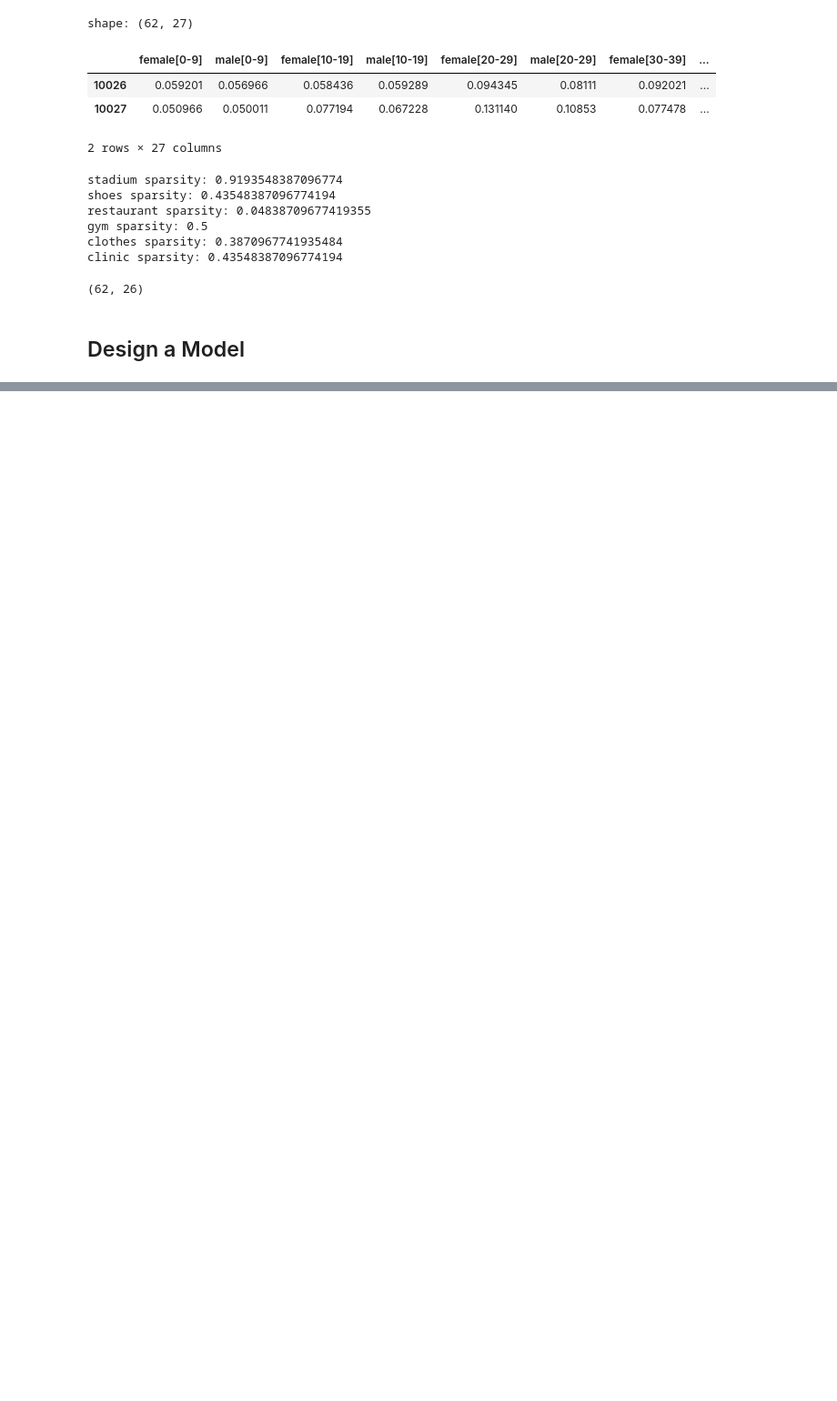
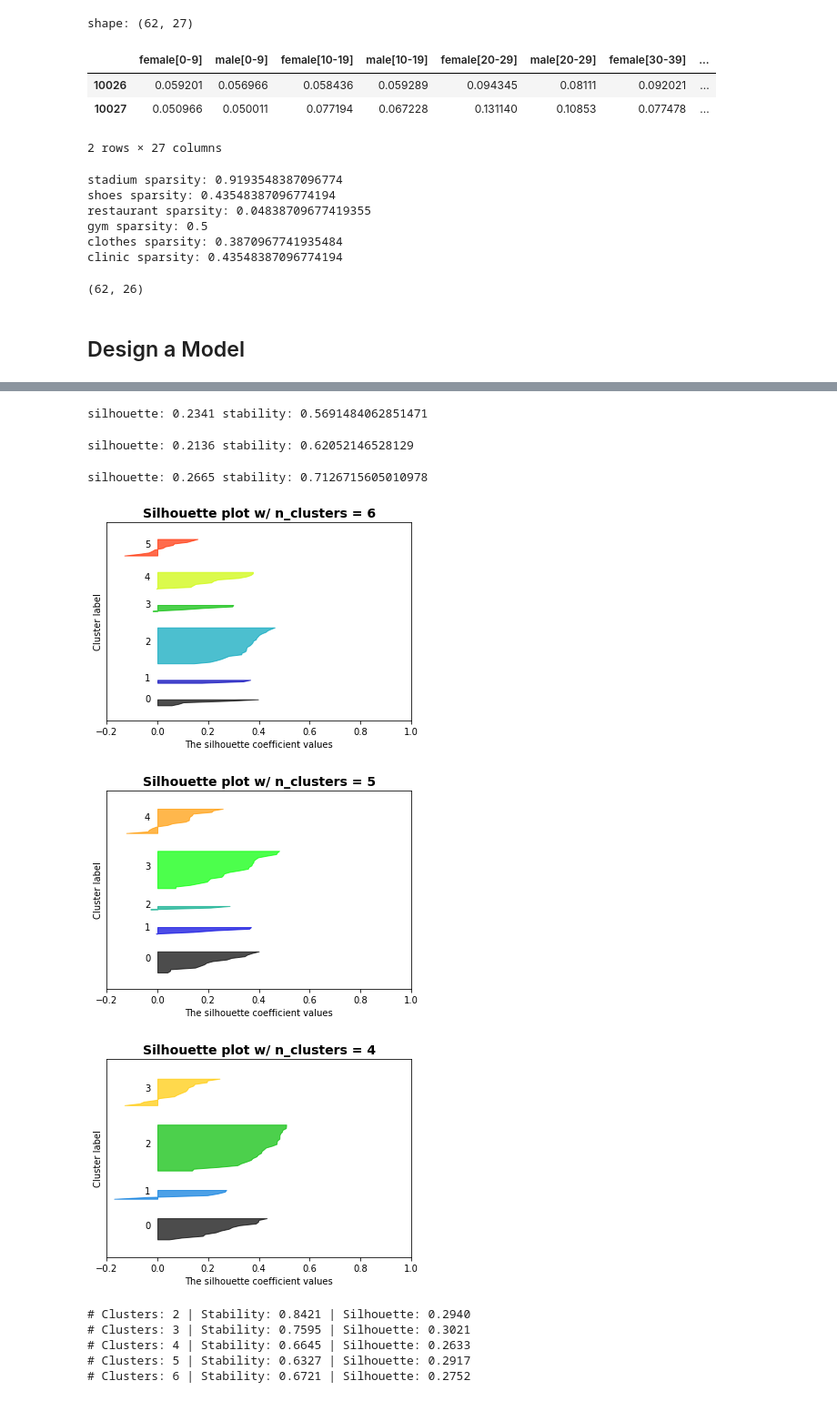
Before and after one commit to pinhao1994/ads-on-the-run, a Jupyter notebook: cluster/cluster_advance.ipynb, the cells around one changed output, grey strips where cells are left out. Shown: that part at 91% size. Drawn from its saved outputs; the diff is of its cells as text; code cells hidden in the pictures; blank space fills up the shorter version.

```diff
--- a/cluster/cluster_advance.ipynb
+++ b/cluster/cluster_advance.ipynb
@@ -52,0 +89,45 @@ kmeans.best_params_
+# %%
+df_main_scaled = StandardScaler().fit_transform(df_main)
+# %%
+_, stab6 = cluster_stability(df_main_scaled, KMeans(init='random', n_clusters=6), n_iter=10)
+km6 = KMeans(init='random', n_clusters=6).fit(df_main_scaled)
+print("silhouette: %.4f" % silhouette_score(df_main_scaled, km6.labels_), end=" ")
+print(f"stability: {stab6}")
+# %% [output]
+silhouette: 0.2341 stability: 0.5691484062851471
+# %%
+_, stab5 = cluster_stability(df_main_scaled, KMeans(init='random', n_clusters=5), n_iter=10)
+km5 = KMeans(init='random', n_clusters=5).fit(df_main_scaled)
+print("silhouette: %.4f" % silhouette_score(df_main_scaled, km5.labels_), end=" ")
+print(f"stability: {stab5}")
+# %% [output]
+silhouette: 0.2136 stability: 0.62052146528129
+# %%
+_, stab4 = cluster_stability(df_main_scaled, KMeans(init='random', n_clusters=4), n_iter=10)
+km4 = KMeans(init='random', n_clusters=4).fit(df_main_scaled)
+print("silhouette: %.4f" % silhouette_score(df_main_scaled, km4.labels_), end=" ")
+print(f"stability: {stab4}")
+# %% [output]
+silhouette: 0.2665 stability: 0.7126715605010978
+# %%
+silhouette_plot(df_main_scaled, km6.labels_, 6)
+silhouette_plot(df_main_scaled, km5.labels_, 5)
+silhouette_plot(df_main_scaled, km4.labels_, 4)
+# %% [output]
+[figure, added]
+[figure, added]
+[figure, added]
+# %%
+params = {"n_clusters": [2, 3, 4, 5, 6]}
+
+for nc in params["n_clusters"]:
+    _, stability_score = cluster_stability(df_main_scaled, AgglomerativeClustering(n_clusters=nc), n_iter=10)
+    model = AgglomerativeClustering(n_clusters=nc)
+    model.fit(df_main_scaled)
+    print("# Clusters: %d | Stability: %.4f | Silhouette: %.4f" % (nc, stability_score, silhouette_score(df_main_scaled, model.labels_)))
+# %% [output]
+# Clusters: 2 | Stability: 0.8421 | Silhouette: 0.2940
+# Clusters: 3 | Stability: 0.7595 | Silhouette: 0.3021
+# Clusters: 4 | Stability: 0.6645 | Silhouette: 0.2633
+# Clusters: 5 | Stability: 0.6327 | Silhouette: 0.2917
+# Clusters: 6 | Stability: 0.6721 | Silhouette: 0.2752
```
Also changed, not shown: parts of 8 cells of this notebook, 1 other file.
